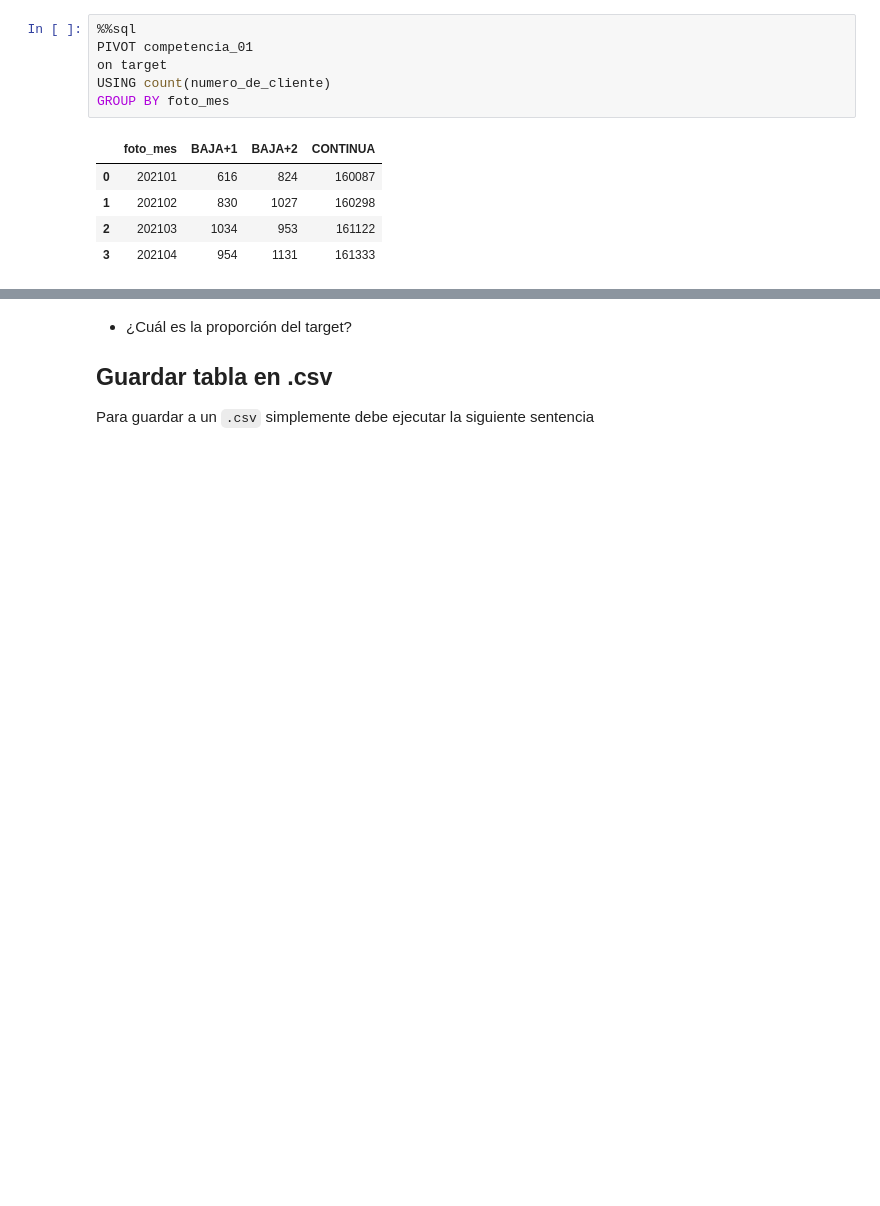
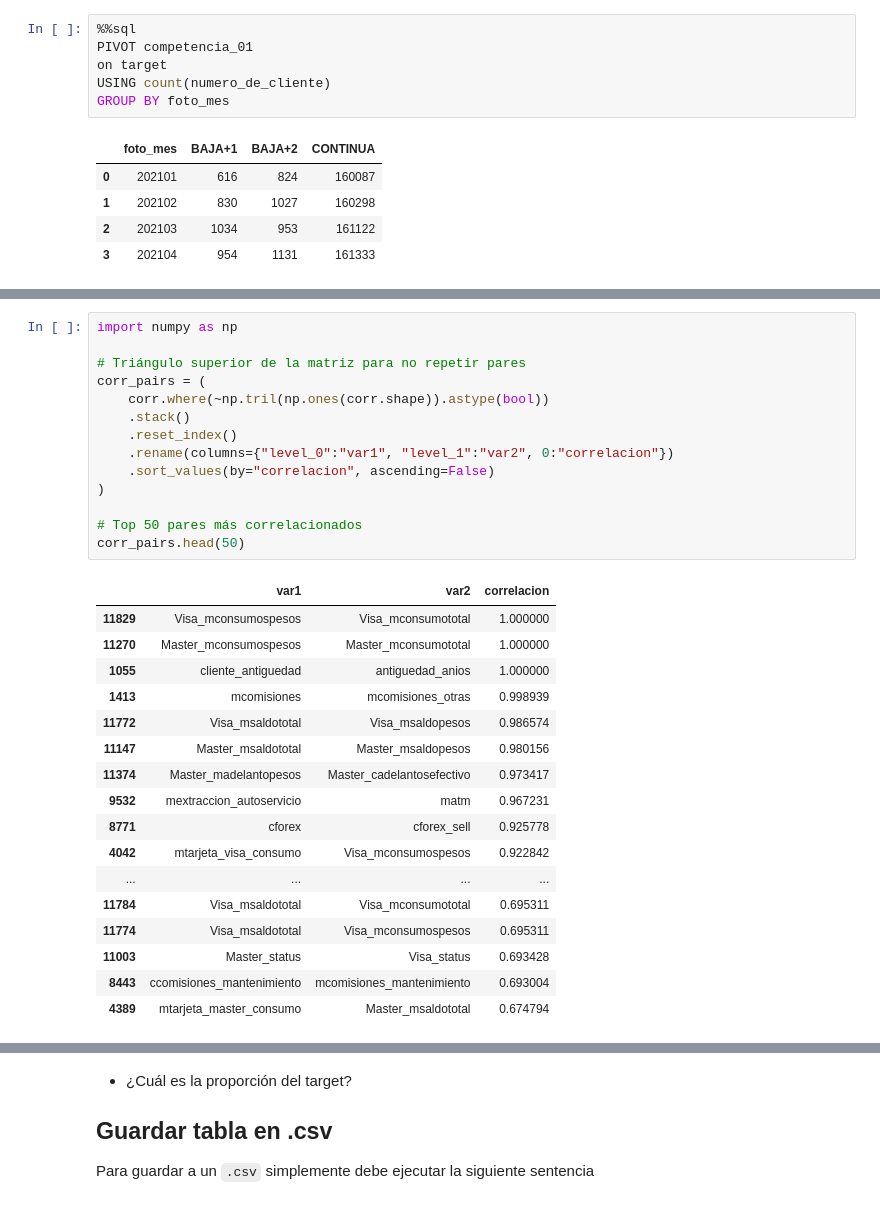
Before and after one commit to NicoCaricati/dmeyf2025, a Jupyter notebook: src/monday/z101_target_sql wkd.ipynb, the cells around one changed output, grey strips where cells are left out. Saved outputs shown, nothing was run; the diff lists cells and outputs as text; blank space fills up the shorter version.

```diff
--- a/src/monday/z101_target_sql wkd.ipynb
+++ b/src/monday/z101_target_sql wkd.ipynb
@@ -156,0 +280,32 @@ GROUP BY foto_mes
+# %%
+import numpy as np
+
+# Triángulo superior de la matriz para no repetir pares
+corr_pairs = (
+    corr.where(~np.tril(np.ones(corr.shape)).astype(bool))
+    .stack()
+    .reset_index()
+    .rename(columns={"level_0":"var1", "level_1":"var2", 0:"correlacion"})
+    .sort_values(by="correlacion", ascending=False)
+)
+
+# Top 50 pares más correlacionados
+corr_pairs.head(50)
+# %% [output]
+|  | var1 | var2 | correlacion |
+| 11829 | Visa_mconsumospesos | Visa_mconsumototal | 1.000000 |
+| 11270 | Master_mconsumospesos | Master_mconsumototal | 1.000000 |
+| 1055 | cliente_antiguedad | antiguedad_anios | 1.000000 |
+| 1413 | mcomisiones | mcomisiones_otras | 0.998939 |
+| 11772 | Visa_msaldototal | Visa_msaldopesos | 0.986574 |
+| 11147 | Master_msaldototal | Master_msaldopesos | 0.980156 |
+| 11374 | Master_madelantopesos | Master_cadelantosefectivo | 0.973417 |
+| 9532 | mextraccion_autoservicio | matm | 0.967231 |
+| 8771 | cforex | cforex_sell | 0.925778 |
+| 4042 | mtarjeta_visa_consumo | Visa_mconsumospesos | 0.922842 |
+| ... | ... | ... | ... |
+| 11784 | Visa_msaldototal | Visa_mconsumototal | 0.695311 |
+| 11774 | Visa_msaldototal | Visa_mconsumospesos | 0.695311 |
+| 11003 | Master_status | Visa_status | 0.693428 |
+| 8443 | ccomisiones_mantenimiento | mcomisiones_mantenimiento | 0.693004 |
+| 4389 | mtarjeta_master_consumo | Master_msaldototal | 0.674794 |
```
Also changed, not shown: parts of 21 cells of this notebook, 1 other file.
